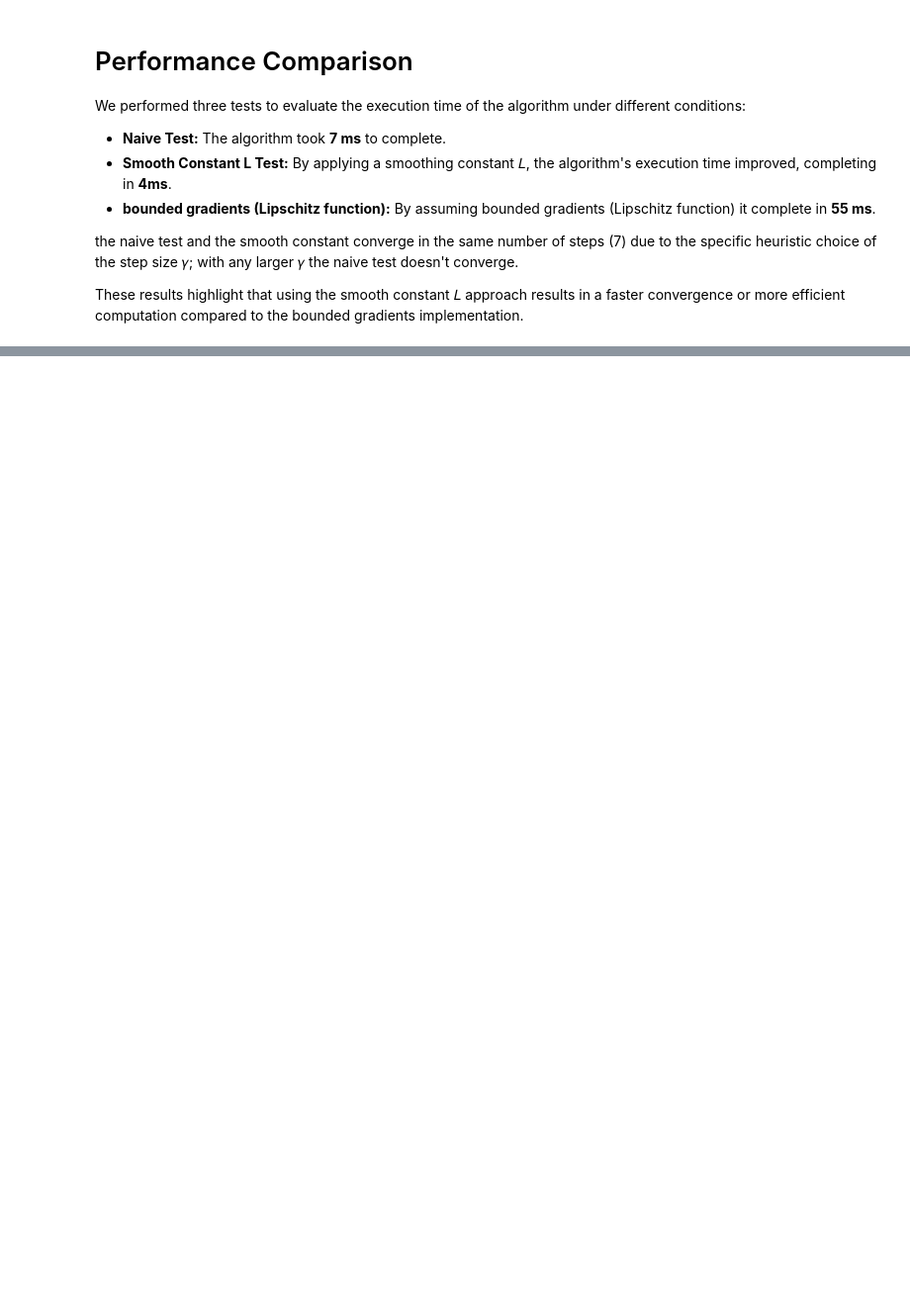
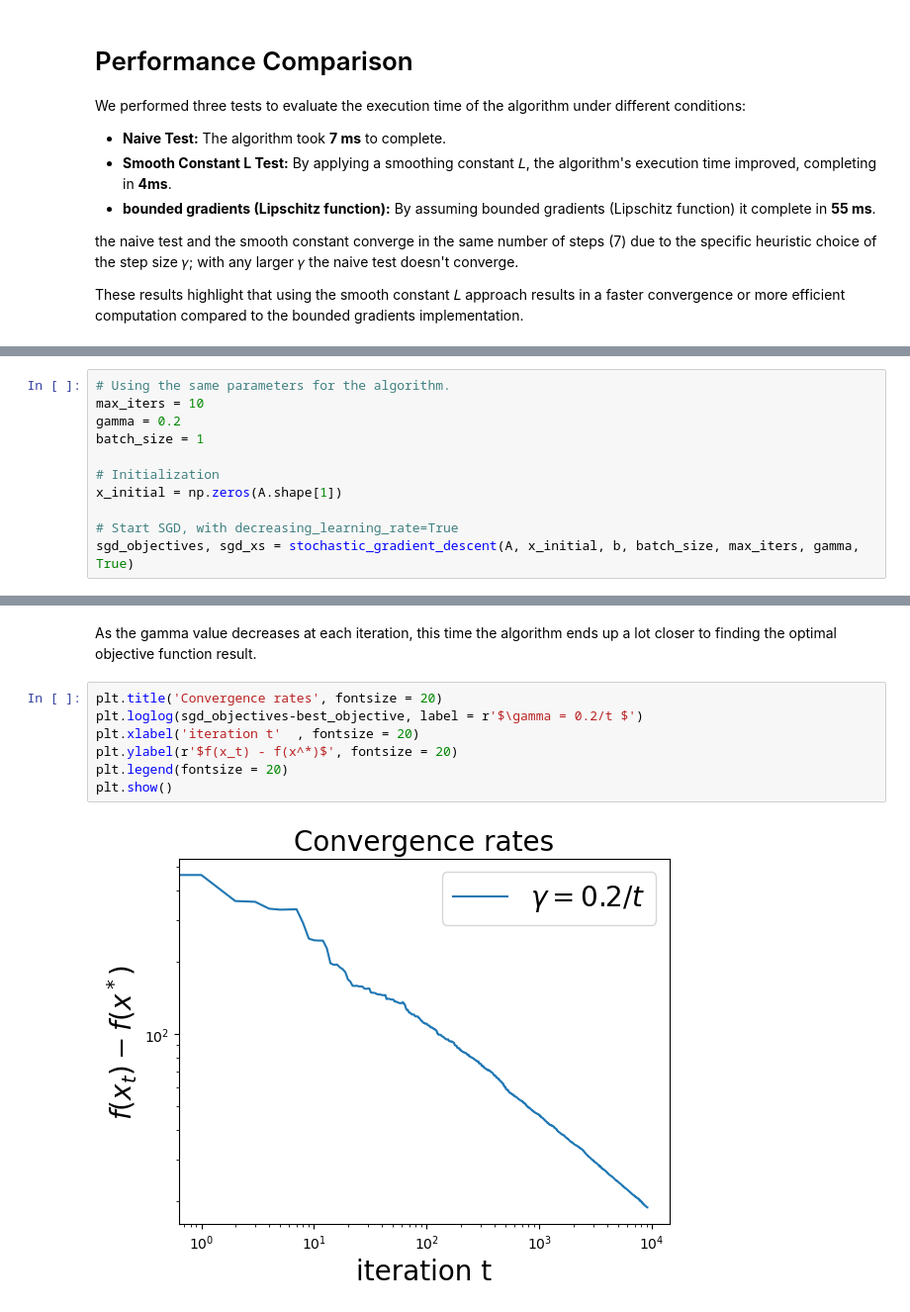
Before and after one commit to FilippoBolis/OptimizationProject_2025, a Jupyter notebook: GradientDescent.ipynb, the cells around one changed output, grey strips where cells are left out. Shown at 99% size. Drawn from its saved outputs; the diff is of its cells as text; blank space fills up the shorter version.

```diff
--- a/GradientDescent.ipynb
+++ b/GradientDescent.ipynb
@@ -469,0 +597,11 @@ These results highlight that using the smooth constant 𝐿 approach results in
+# %%
+# Using the same parameters for the algorithm.
+max_iters = 10
+gamma = 0.2
+batch_size = 1
+
+# Initialization
+x_initial = np.zeros(A.shape[1])
+
+# Start SGD, with decreasing_learning_rate=True
+sgd_objectives, sgd_xs = stochastic_gradient_descent(A, x_initial, b, batch_size, max_iters, gamma, True)
@@ -469,0 +620,11 @@ These results highlight that using the smooth constant 𝐿 approach results in
+# %% [markdown]
+As the gamma value decreases at each iteration, this time the algorithm ends up a lot closer to finding the optimal objective function result.
+# %%
+plt.title('Convergence rates', fontsize = 20)
+plt.loglog(sgd_objectives-best_objective, label = r'$\gamma = 0.2/t $')
+plt.xlabel('iteration t'  , fontsize = 20)
+plt.ylabel(r'$f(x_t) - f(x^*)$', fontsize = 20)
+plt.legend(fontsize = 20)
+plt.show()
+# %% [output]
+[figure, added]
```
Also changed, not shown: parts of 11 cells of this notebook.
